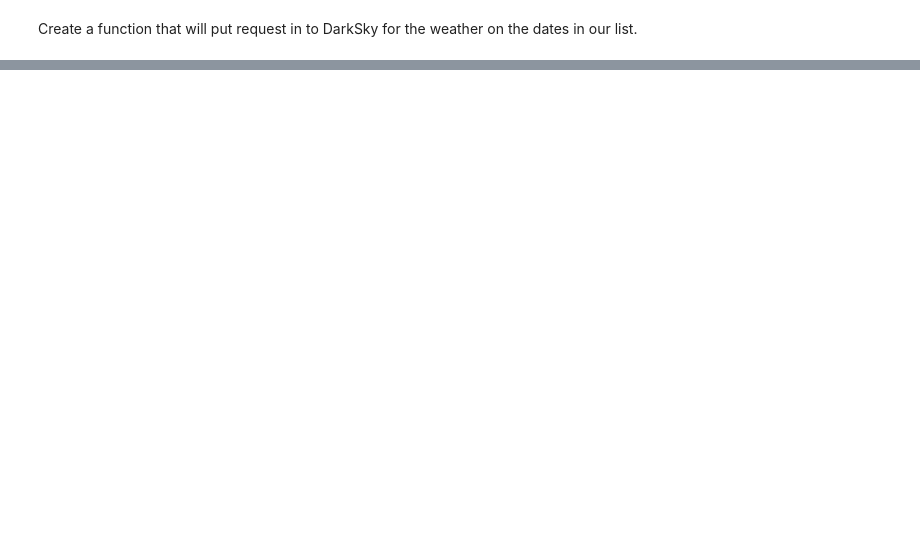
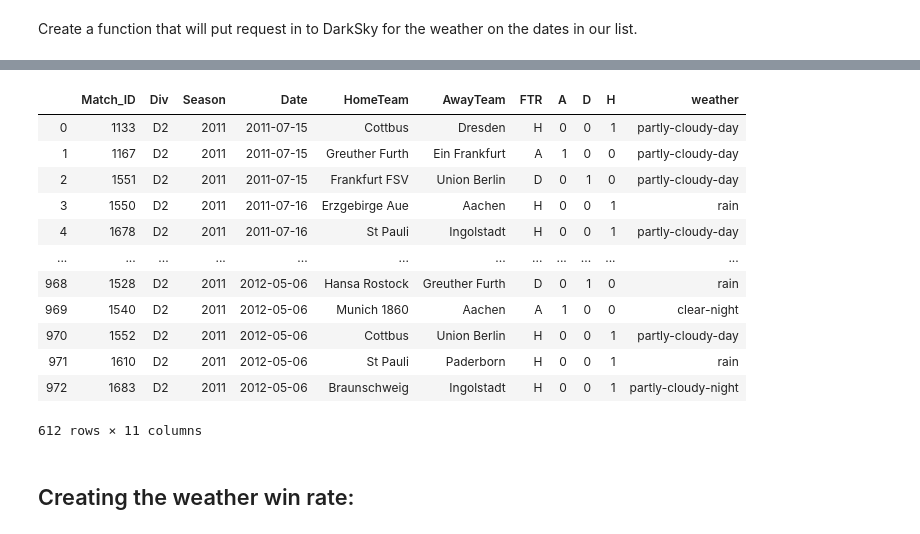
Before and after one commit to Matt-Newton998/Football_API-Mod02_Project, a Jupyter notebook: NewWorkbook.ipynb, the cells around one changed output, grey strips where cells are left out. Saved outputs shown, nothing was run; the diff lists cells and outputs as text; code cells hidden in the pictures; blank space fills up the shorter version.

```diff
--- a/NewWorkbook.ipynb
+++ b/NewWorkbook.ipynb
@@ -552,0 +610,3 @@ df_weather.to_csv(r'/Users/matthewnewton/Desktop/Matt_Mod02_Project/Berlin_Weath
+# %%
+p = np.array([0.440367, 0.412844, 0.041284, 0.036697, 0.032110, 0.018349, 0.018349])
+p.sum()
@@ -552,0 +618,8 @@ df_weather.to_csv(r'/Users/matthewnewton/Desktop/Matt_Mod02_Project/Berlin_Weath
+# %%
+p_adjust = np.array([(0.440367+(1-p.sum())), 0.412844, 0.041284, 0.036697, 0.032110, 0.018349, 0.018349])
+# %%
+choice = list(df_weather_notNA.weather.unique())
+# %%
+df_German_2011.weather = df_German_2011.weather.map(lambda x: np.random.choice(choice, 1, p= p_adjust)[0]
+                                           if pd.isnull(x) else x)
+df_German_2011.weather.value_counts()
@@ -552,0 +640,18 @@ df_weather.to_csv(r'/Users/matthewnewton/Desktop/Matt_Mod02_Project/Berlin_Weath
+# %%
+df_German_2011
+# %% [output]
+|  | Match_ID | Div | Season | Date | HomeTeam | AwayTeam | FTR | A | D | H | weather |
+| 0 | 1133 | D2 | 2011 | 2011-07-15 | Cottbus | Dresden | H | 0 | 0 | 1 | partly-cloudy-day |
+| 1 | 1167 | D2 | 2011 | 2011-07-15 | Greuther Furth | Ein Frankfurt | A | 1 | 0 | 0 | partly-cloudy-day |
+| 2 | 1551 | D2 | 2011 | 2011-07-15 | Frankfurt FSV | Union Berlin | D | 0 | 1 | 0 | partly-cloudy-day |
+| 3 | 1550 | D2 | 2011 | 2011-07-16 | Erzgebirge Aue | Aachen | H | 0 | 0 | 1 | rain |
+| 4 | 1678 | D2 | 2011 | 2011-07-16 | St Pauli | Ingolstadt | H | 0 | 0 | 1 | partly-cloudy-day |
+| ... | ... | ... | ... | ... | ... | ... | ... | ... | ... | ... | ... |
+| 968 | 1528 | D2 | 2011 | 2012-05-06 | Hansa Rostock | Greuther Furth | D | 0 | 1 | 0 | rain |
+| 969 | 1540 | D2 | 2011 | 2012-05-06 | Munich 1860 | Aachen | A | 1 | 0 | 0 | clear-night |
+| 970 | 1552 | D2 | 2011 | 2012-05-06 | Cottbus | Union Berlin | H | 0 | 0 | 1 | partly-cloudy-day |
+| 971 | 1610 | D2 | 2011 | 2012-05-06 | St Pauli | Paderborn | H | 0 | 0 | 1 | rain |
+| 972 | 1683 | D2 | 2011 | 2012-05-06 | Braunschweig | Ingolstadt | H | 0 | 0 | 1 | partly-cloudy-night |
+612 rows × 11 columns
+# %% [markdown]
+## Creating the weather win rate:
```
Also changed, not shown: parts of 40 cells of this notebook.
